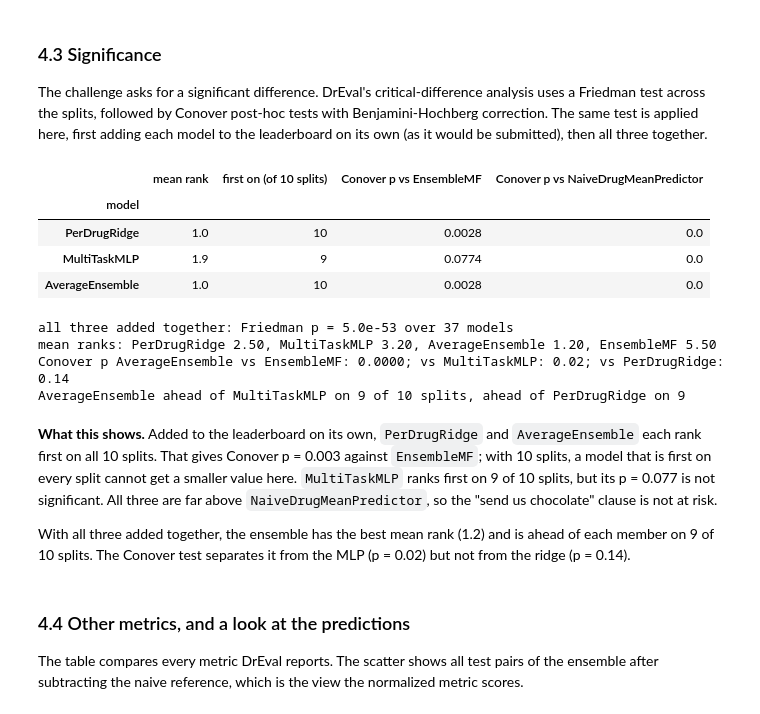
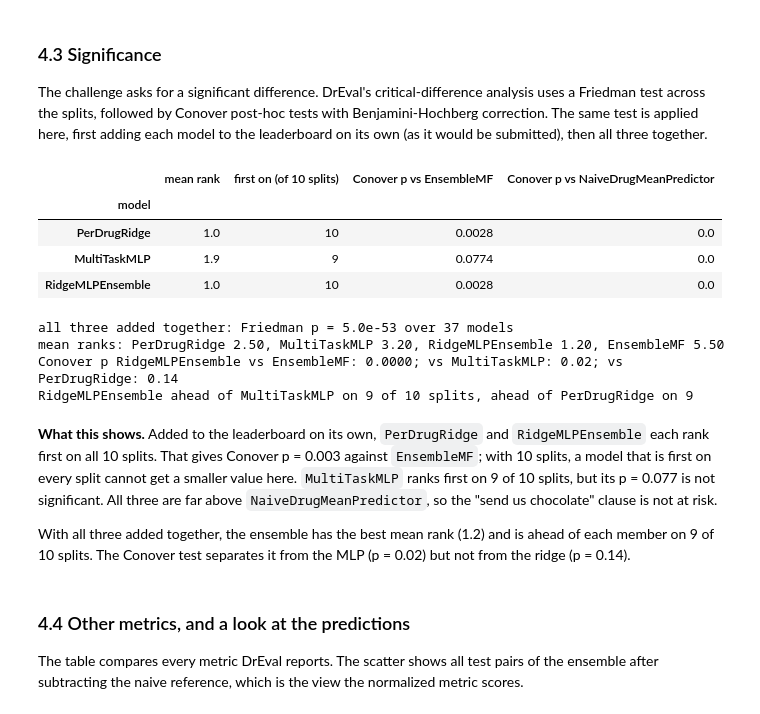
Before and after one commit to ethankershner/dreval-chocolate-challenge, a Jupyter notebook: chocolate_challenge.ipynb, the cells around one changed output. Drawn from its saved outputs; the diff is of its cells as text; code cells hidden in the pictures.

```diff
--- a/chocolate_challenge.ipynb
+++ b/chocolate_challenge.ipynb
@@ -53,7 +53,7 @@ from scipy.stats import friedmanchisquare, spearmanr
 warnings.filterwarnings("ignore")
 np.seterr(all="ignore")
 
-from chocolate import AverageEnsemble, MultiTaskMLP, PerDrugRidge
+from chocolate import RidgeMLPEnsemble, MultiTaskMLP, PerDrugRidge
 from chocolate import analysis as A, plots, run
 from chocolate.multitask_mlp import build_network, train_network
 from chocolate.per_drug_ridge import RIDGE_ALPHAS
@@ -66,7 +66,7 @@ PUBLISHED_EMF = "reference/leaderboard_EnsembleMF_true_vs_pred.csv"  # EnsembleM
 RUN_ID = "final"               # the run with the three models
 CACHE = f"{RESULTS}/analysis"  # results of the experiments in section 5; delete to recompute
 METRIC = run.METRIC
-MODELS = [PerDrugRidge, MultiTaskMLP, AverageEnsemble]
+MODELS = [PerDrugRidge, MultiTaskMLP, RidgeMLPEnsemble]
 OURS = [m.get_model_name() for m in MODELS]
 SINGLE = OURS[:2]
 C = plots.COLORS
@@ -400,8 +400,8 @@ plots.leaderboard(board.mean(), C, axes[0])
 axes[0].set_title("Leaderboard, LCO on CTRPv2 (top 15)")
 x = np.arange(10)
 for m in ["EnsembleMF"] + OURS:
-    axes[1].plot(x, board[m], "o-", color=C[m], label=m, lw=2.2 if m in ("AverageEnsemble", "EnsembleMF") else 1.2,
-                 ms=5 if m in ("AverageEnsemble", "EnsembleMF") else 3.5)
+    axes[1].plot(x, board[m], "o-", color=C[m], label=m, lw=2.2 if m in ("RidgeMLPEnsemble", "EnsembleMF") else 1.2,
+                 ms=5 if m in ("RidgeMLPEnsemble", "EnsembleMF") else 3.5)
 axes[1].set(title="Per split", xlabel="leaderboard split", ylabel=METRIC, xticks=x)
 axes[1].legend(frameon=False, fontsize=8.5)
 plt.tight_layout()
@@ -429,33 +429,33 @@ The challenge asks for a significant difference. DrEval's critical-difference an
 # %%
 rows = []
 for m in OURS:
     b = published.join(ours[[m]])
     con = sp.posthoc_conover_friedman(b, p_adjust="fdr_bh")
     rk = b.rank(axis=1, ascending=False)[m]
     rows.append({"model": m, "mean rank": rk.mean(), "first on (of 10 splits)": int((rk == 1).sum()),
                  "Conover p vs EnsembleMF": con.loc[m, "EnsembleMF"], "Conover p vs NaiveDrugMeanPredictor": con.loc[m, "NaiveDrugMeanPredictor"]})
 display(pd.DataFrame(rows).set_index("model").round(4))
 
 stat, p_friedman = friedmanchisquare(*[board[c] for c in board.columns])
 con_all = sp.posthoc_conover_friedman(board, p_adjust="fdr_bh")
 rk_all = board.rank(axis=1, ascending=False)
 print(f"all three added together: Friedman p = {p_friedman:.1e} over {board.shape[1]} models")
 print("mean ranks:", ", ".join(f"{m} {rk_all[m].mean():.2f}" for m in OURS + ["EnsembleMF"]))
-print(f"Conover p AverageEnsemble vs EnsembleMF: {con_all.loc['AverageEnsemble', 'EnsembleMF']:.4f}; "
-      f"vs MultiTaskMLP: {con_all.loc['AverageEnsemble', 'MultiTaskMLP']:.2f}; vs PerDrugRidge: {con_all.loc['AverageEnsemble', 'PerDrugRidge']:.2f}")
-print(f"AverageEnsemble ahead of MultiTaskMLP on {(board['AverageEnsemble'] > board['MultiTaskMLP']).sum()} of 10 splits, ahead of PerDrugRidge on {(board['AverageEnsemble'] > board['PerDrugRidge']).sum()}")
+print(f"Conover p RidgeMLPEnsemble vs EnsembleMF: {con_all.loc['RidgeMLPEnsemble', 'EnsembleMF']:.4f}; "
+      f"vs MultiTaskMLP: {con_all.loc['RidgeMLPEnsemble', 'MultiTaskMLP']:.2f}; vs PerDrugRidge: {con_all.loc['RidgeMLPEnsemble', 'PerDrugRidge']:.2f}")
+print(f"RidgeMLPEnsemble ahead of MultiTaskMLP on {(board['RidgeMLPEnsemble'] > board['MultiTaskMLP']).sum()} of 10 splits, ahead of PerDrugRidge on {(board['RidgeMLPEnsemble'] > board['PerDrugRidge']).sum()}")
 # %% [output]
 |  | mean rank | first on (of 10 splits) | Conover p vs EnsembleMF | Conover p vs NaiveDrugMeanPredictor |
 | model |  |  |  |  |
 | PerDrugRidge | 1.0 | 10 | 0.0028 | 0.0 |
 | MultiTaskMLP | 1.9 | 9 | 0.0774 | 0.0 |
-| AverageEnsemble | 1.0 | 10 | 0.0028 | 0.0 |
+| RidgeMLPEnsemble | 1.0 | 10 | 0.0028 | 0.0 |
 all three added together: Friedman p = 5.0e-53 over 37 models
-mean ranks: PerDrugRidge 2.50, MultiTaskMLP 3.20, AverageEnsemble 1.20, EnsembleMF 5.50
-Conover p AverageEnsemble vs EnsembleMF: 0.0000; vs MultiTaskMLP: 0.02; vs PerDrugRidge: 0.14
-AverageEnsemble ahead of MultiTaskMLP on 9 of 10 splits, ahead of PerDrugRidge on 9
+mean ranks: PerDrugRidge 2.50, MultiTaskMLP 3.20, RidgeMLPEnsemble 1.20, EnsembleMF 5.50
+Conover p RidgeMLPEnsemble vs EnsembleMF: 0.0000; vs MultiTaskMLP: 0.02; vs PerDrugRidge: 0.14
+RidgeMLPEnsemble ahead of MultiTaskMLP on 9 of 10 splits, ahead of PerDrugRidge on 9
 # %% [markdown]
-**What this shows.** Added to the leaderboard on its own, `PerDrugRidge` and `AverageEnsemble` each rank first on all 10 splits. That gives Conover p = 0.003 against `EnsembleMF`; with 10 splits, a model that is first on every split cannot get a smaller value here. `MultiTaskMLP` ranks first on 9 of 10 splits, but its p = 0.077 is not significant. All three are far above `NaiveDrugMeanPredictor`, so the "send us chocolate" clause is not at risk.
+**What this shows.** Added to the leaderboard on its own, `PerDrugRidge` and `RidgeMLPEnsemble` each rank first on all 10 splits. That gives Conover p = 0.003 against `EnsembleMF`; with 10 splits, a model that is first on every split cannot get a smaller value here. `MultiTaskMLP` ranks first on 9 of 10 splits, but its p = 0.077 is not significant. All three are far above `NaiveDrugMeanPredictor`, so the "send us chocolate" clause is not at risk.
 
 With all three added together, the ensemble has the best mean rank (1.2) and is ahead of each member on 9 of 10 splits. The Conover test separates it from the MLP (p = 0.02) but not from the ridge (p = 0.14).
 # %% [markdown]
```
Also changed, not shown: parts of 13 cells of this notebook, 6 other files.
